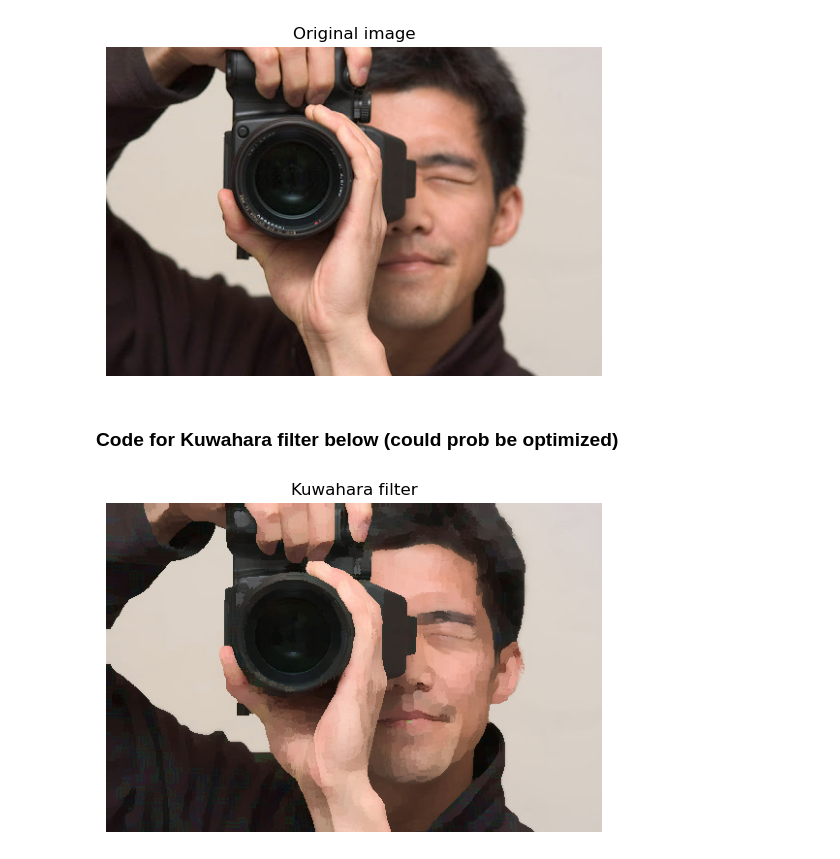
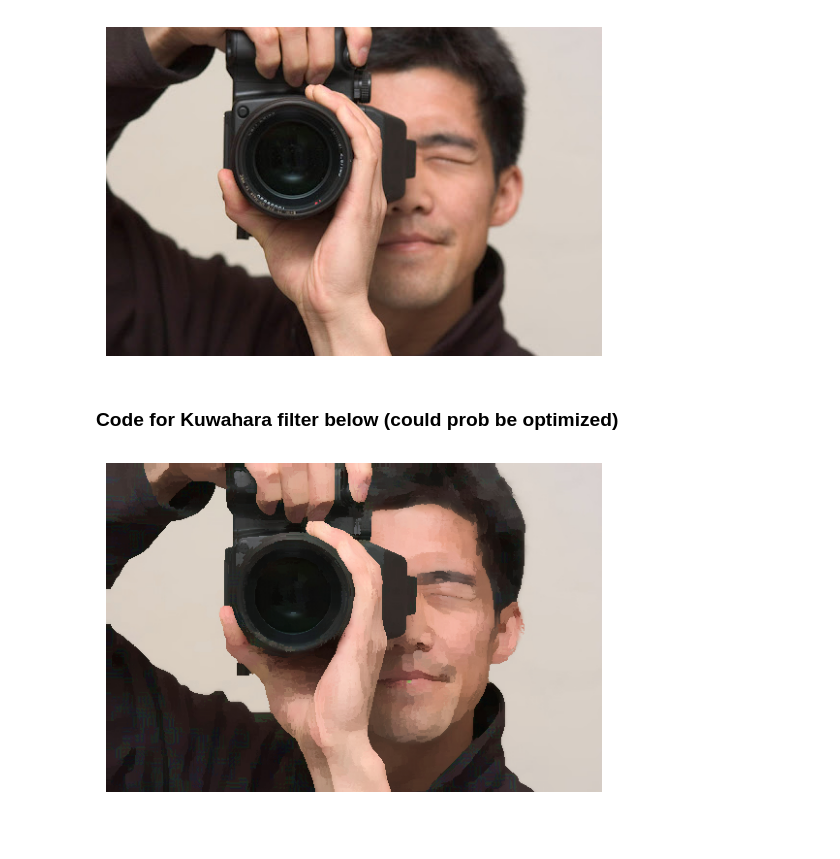
Before and after one commit to vivan-sinha/184-Final-Project, a Jupyter notebook: kuwahara/kuwahara.ipynb, the cells around one changed output. Cells and saved outputs as stored; diff of their text form; code cells hidden in the pictures; blank space fills up the shorter version.

```diff
--- a/kuwahara/kuwahara.ipynb
+++ b/kuwahara/kuwahara.ipynb
@@ -8,10 +8,9 @@ img = Image.open("../images/ren.jpg")
 # %%
 plt.imshow(img)
 plt.axis('off')
-plt.title("Original image")
 plt.show()
 # %% [output]
-[figure, old version]
+[figure, new version]
 # %% [markdown]
 ### Code for Kuwahara filter below (could prob be optimized)
 # %%
@@ -66,7 +65,6 @@ for y in range(height):
 # %%
 plt.imshow(result)
 plt.axis('off')
-plt.title("Kuwahara filter")
 plt.show()
 # %% [output]
-[figure, old version]
+[figure, new version]
```
Also changed, not shown: 3 other files.
